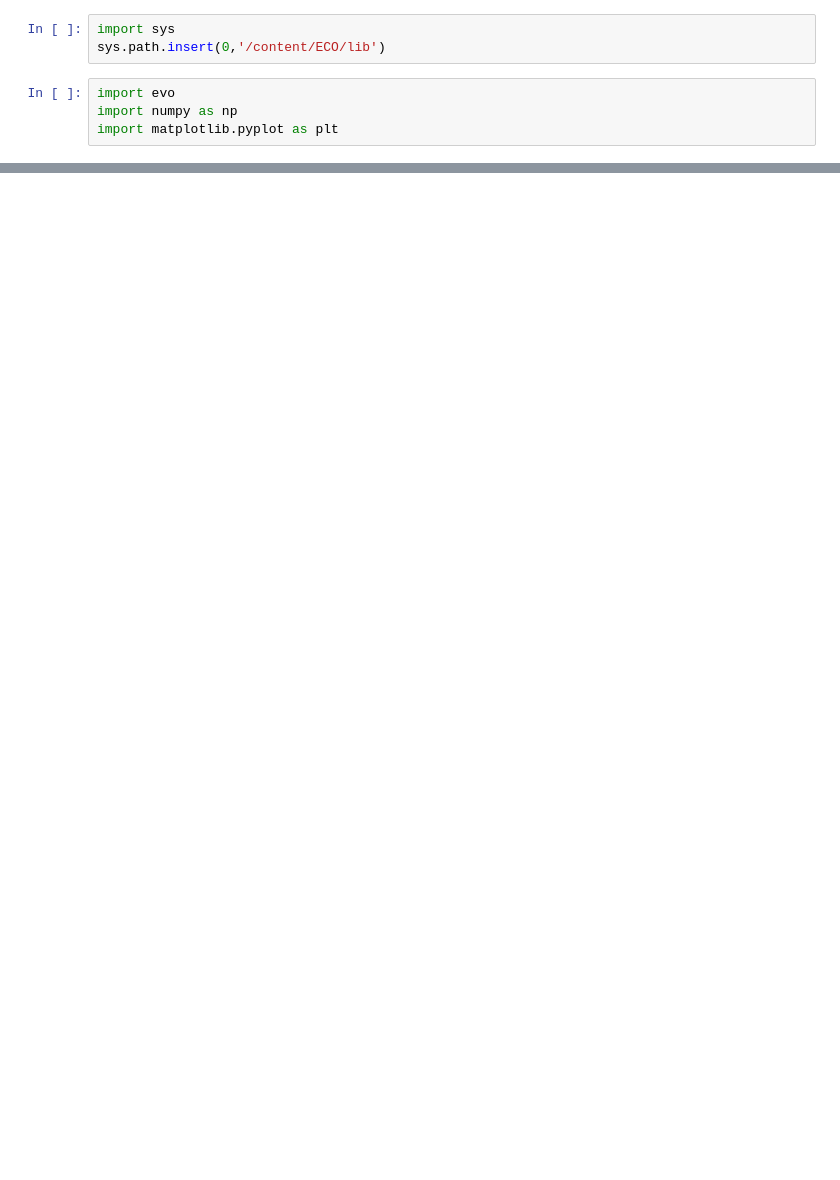
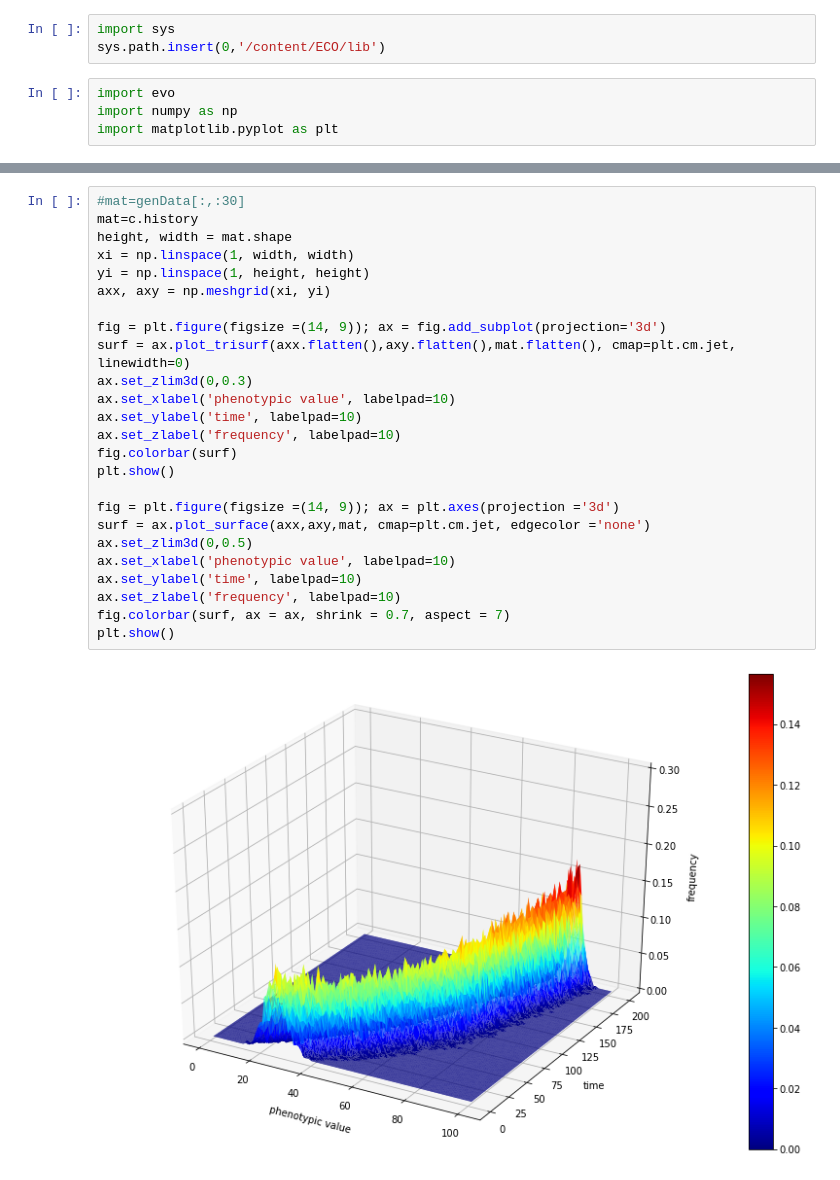
Before and after one commit to porygon-tech/ECO, a Jupyter notebook: demos/tutorial_EVO.ipynb, the cells around one changed output, grey strips where cells are left out. Drawn from its saved outputs; the diff is of its cells as text; blank space fills up the shorter version.

```diff
--- a/demos/tutorial_EVO.ipynb
+++ b/demos/tutorial_EVO.ipynb
@@ -51,0 +59,27 @@ evo.showdata(c.history)
+# %%
+#mat=genData[:,:30]
+mat=c.history
+height, width = mat.shape
+xi = np.linspace(1, width, width)
+yi = np.linspace(1, height, height)
+axx, axy = np.meshgrid(xi, yi)
+
+fig = plt.figure(figsize =(14, 9)); ax = fig.add_subplot(projection='3d')
+surf = ax.plot_trisurf(axx.flatten(),axy.flatten(),mat.flatten(), cmap=plt.cm.jet, linewidth=0)
+ax.set_zlim3d(0,0.3)
+ax.set_xlabel('phenotypic value', labelpad=10)
+ax.set_ylabel('time', labelpad=10)
+ax.set_zlabel('frequency', labelpad=10)
+fig.colorbar(surf)
+plt.show()
+
+fig = plt.figure(figsize =(14, 9)); ax = plt.axes(projection ='3d')
+surf = ax.plot_surface(axx,axy,mat, cmap=plt.cm.jet, edgecolor ='none')
+ax.set_zlim3d(0,0.5)
+ax.set_xlabel('phenotypic value', labelpad=10)
+ax.set_ylabel('time', labelpad=10)
+ax.set_zlabel('frequency', labelpad=10)
+fig.colorbar(surf, ax = ax, shrink = 0.7, aspect = 7)
+plt.show()
+# %% [output]
+[figure, added]
```
Also changed, not shown: parts of 9 cells of this notebook.
